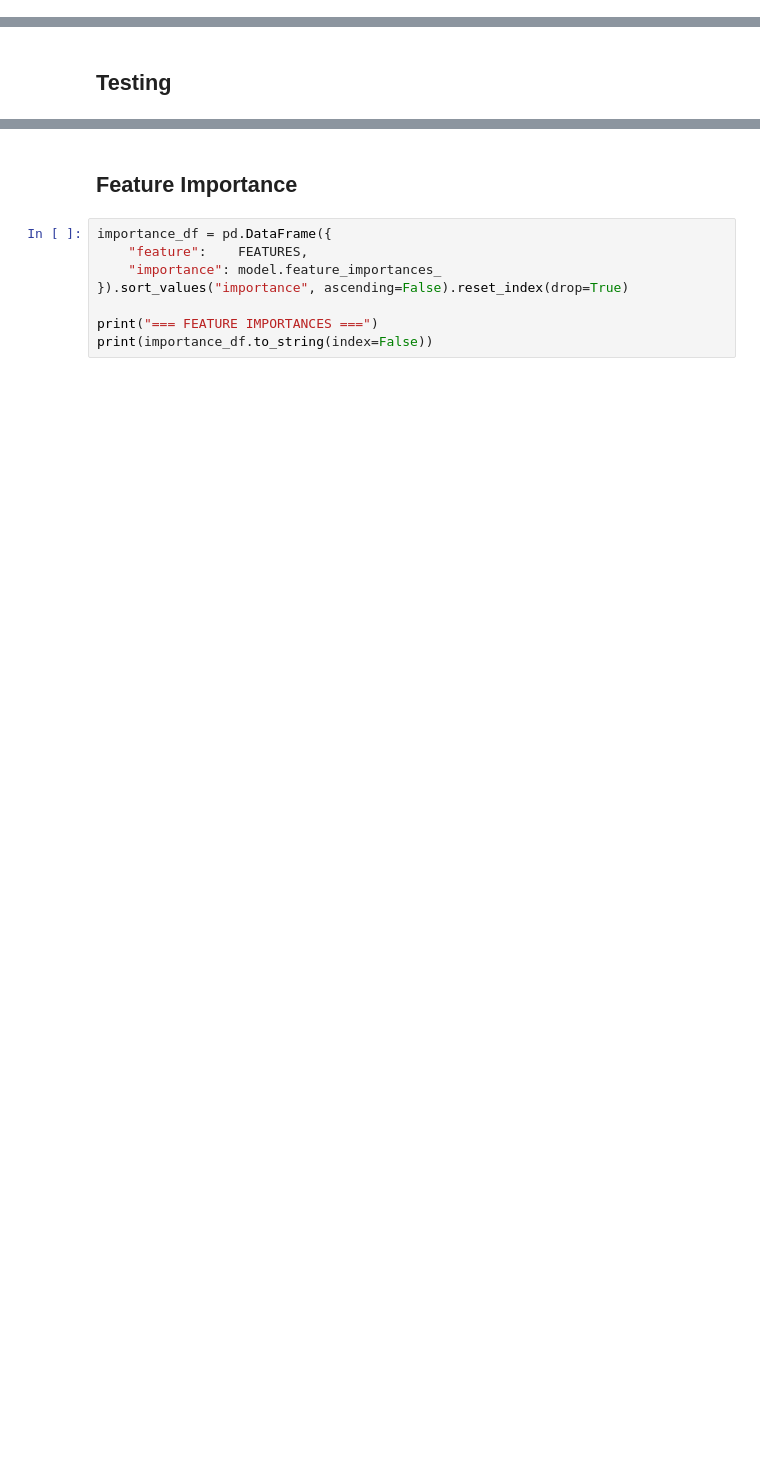
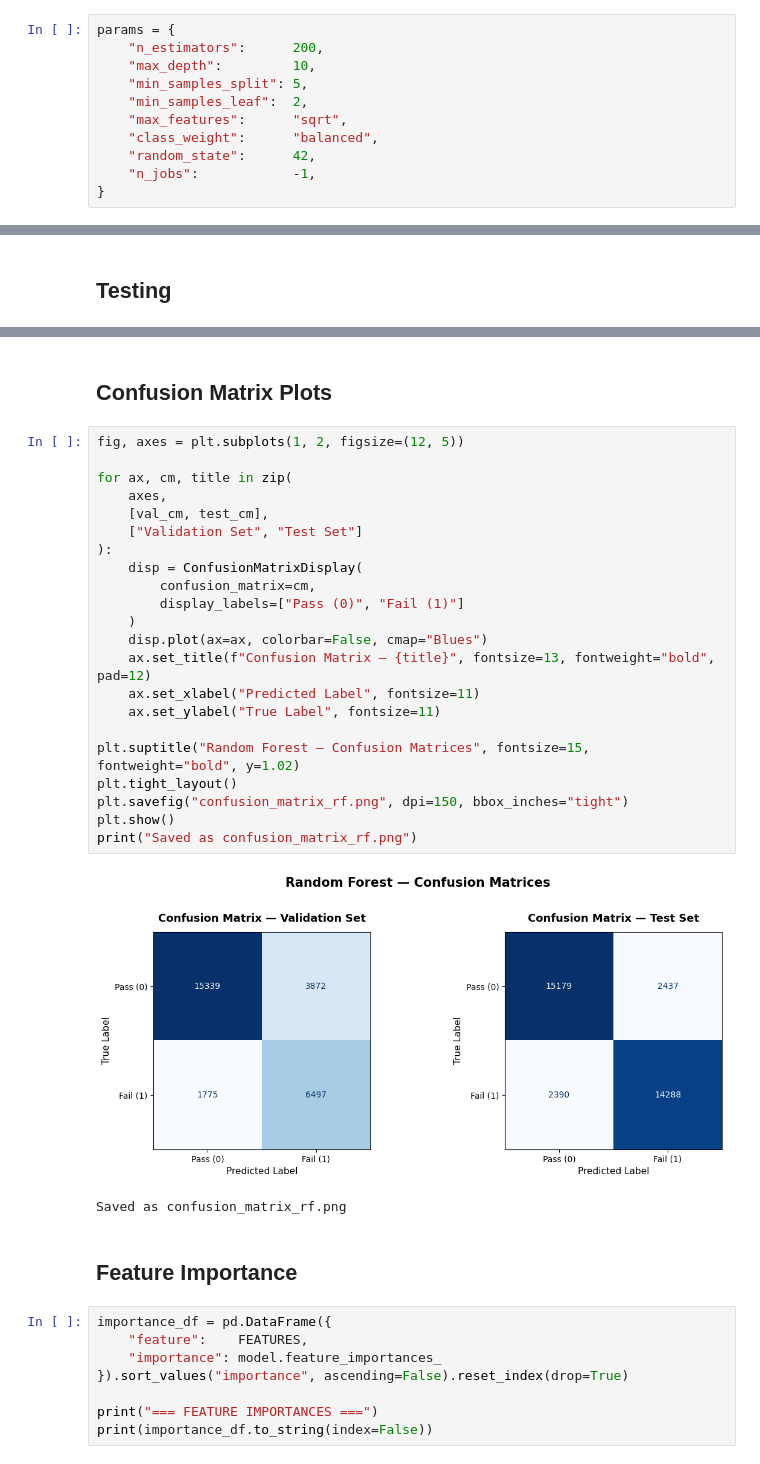
Before and after one commit to MohdTamer/Food-Inspection, a Jupyter notebook: notebooks/modelling/random-forest.ipynb, the cells around one changed output, grey strips where cells are left out. Saved outputs shown, nothing was run; the diff lists cells and outputs as text; blank space fills up the shorter version.

Commit message:
Random Forest Progress

```diff
--- a/notebooks/modelling/random-forest.ipynb
+++ b/notebooks/modelling/random-forest.ipynb
@@ -115,3 +144,14 @@ params = {
+# %%
+params = {
+    "n_estimators":      200,
+    "max_depth":         10,
+    "min_samples_split": 5,
+    "min_samples_leaf":  2,
+    "max_features":      "sqrt",
+    "class_weight":      "balanced",
+    "random_state":      42,
+    "n_jobs":            -1,
+}
 # %% [markdown]
 ## Training
 # %%
@@ -181,3 +262,30 @@ print(classification_report(y_test, y_test_pred, target_names=["Pass (0)", "Fail
+# %% [markdown]
+## Confusion Matrix Plots
+# %%
+fig, axes = plt.subplots(1, 2, figsize=(12, 5))
+
+for ax, cm, title in zip(
+    axes,
+    [val_cm, test_cm],
+    ["Validation Set", "Test Set"]
+):
+    disp = ConfusionMatrixDisplay(
+        confusion_matrix=cm,
+        display_labels=["Pass (0)", "Fail (1)"]
+    )
+    disp.plot(ax=ax, colorbar=False, cmap="Blues")
+    ax.set_title(f"Confusion Matrix — {title}", fontsize=13, fontweight="bold", pad=12)
+    ax.set_xlabel("Predicted Label", fontsize=11)
+    ax.set_ylabel("True Label", fontsize=11)
+
+plt.suptitle("Random Forest — Confusion Matrices", fontsize=15, fontweight="bold", y=1.02)
+plt.tight_layout()
+plt.savefig("confusion_matrix_rf.png", dpi=150, bbox_inches="tight")
+plt.show()
+print("Saved as confusion_matrix_rf.png")
+# %% [output]
+[figure, added]
+Saved as confusion_matrix_rf.png
 # %% [markdown]
 ## Feature Importance
 # %%
```
Also changed, not shown: parts of 10 cells of this notebook, 1 other file.
